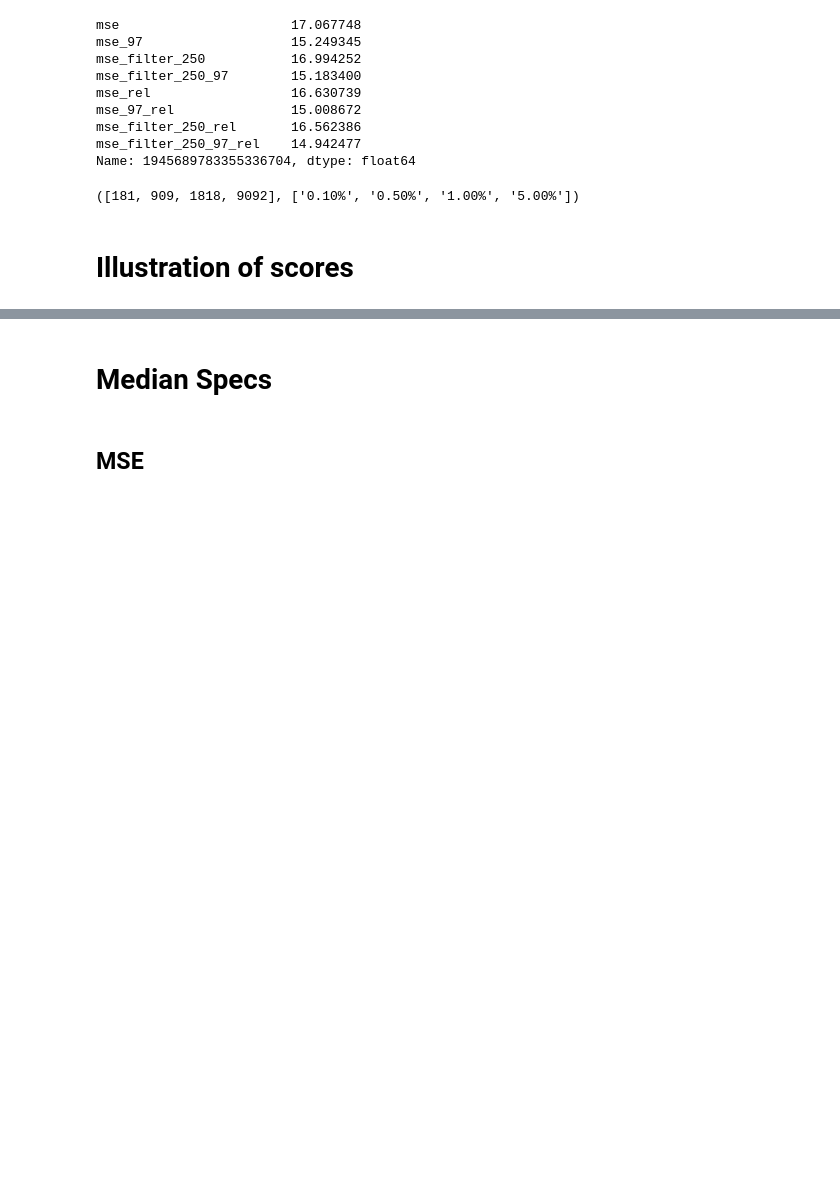
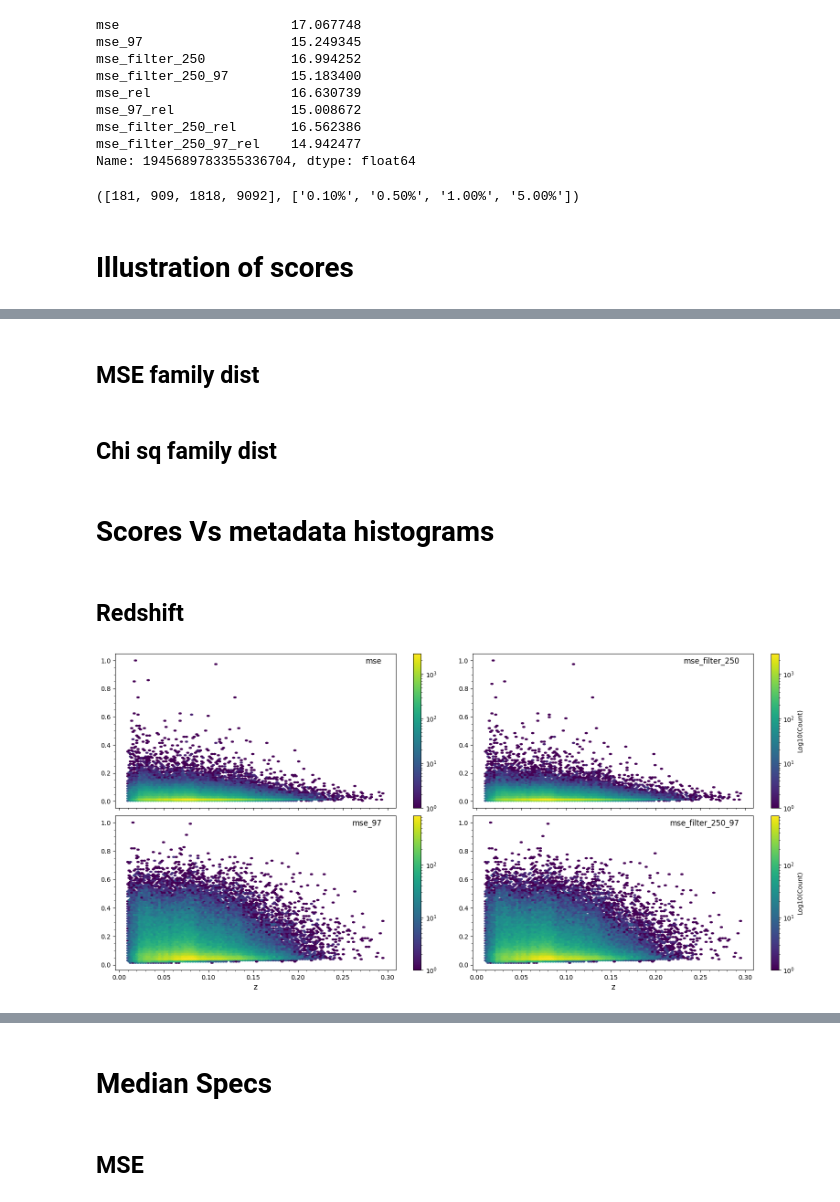
Before and after one commit to ed-ortizm/anomaly, a Jupyter notebook: thesis/01_scores.ipynb, the cells around one changed output, grey strips where cells are left out. Saved outputs shown, nothing was run; the diff lists cells and outputs as text; code cells hidden in the pictures; blank space fills up the shorter version.

```diff
--- a/thesis/01_scores.ipynb
+++ b/thesis/01_scores.ipynb
@@ -27,7 +30,7 @@ meta = MetaData()
 # %% [markdown]
 # Constants
 # %%
-mse_cols = ['mse', 'mse_97', 'mse_filter_250', 'mse_filter_250_97']
-mse_rel_cols = ['mse_rel', 'mse_97_rel', 'mse_filter_250_rel', 'mse_filter_250_97_rel']
+mse_cols = ['mse', 'mse_filter_250', 'mse_97', 'mse_filter_250_97']
+mse_rel_cols = ['mse_rel', 'mse_filter_250_rel', 'mse_97_rel', 'mse_filter_250_97_rel']
 # %% [markdown]
 # Custom functions
@@ -200,0 +319,4 @@ plt.subplots_adjust(hspace=0.05, wspace=0.05)
+# %%
+merged_df = score_03_df.join(final_meta_df[['z', 'snMedian']], how='inner').copy()
+score_cols = mse_cols + mse_rel_cols
+merged_df[score_cols] = merged_df[score_cols] / merged_df[score_cols].max()
@@ -200,0 +365,16 @@ plt.subplots_adjust(hspace=0.05, wspace=0.05)
+# %% [markdown]
+## MSE family dist
+# %% [markdown]
+## Chi sq family dist
+# %% [markdown]
+# Scores Vs metadata histograms
+# %% [markdown]
+## Redshift
+# %%
+fig, axs = plot_hist_score_z_snr(merged_df, mse_family, 'z', 'z')
+plt.subplots_adjust(
+    hspace=0.05,
+    wspace=0.02
+)
+# %% [output]
+[figure, added]
```
Also changed, not shown: parts of 21 cells of this notebook, 1 other file.
